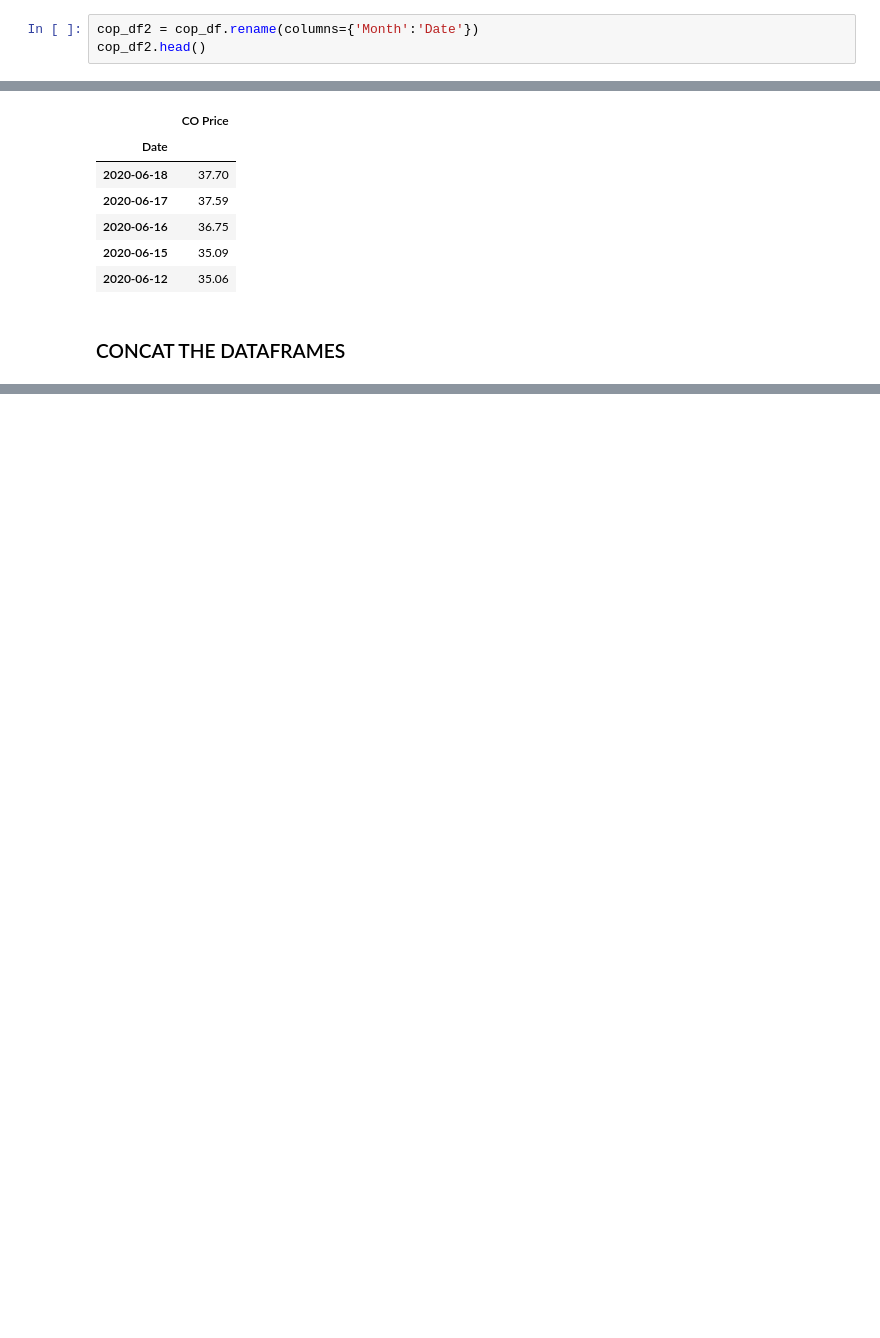
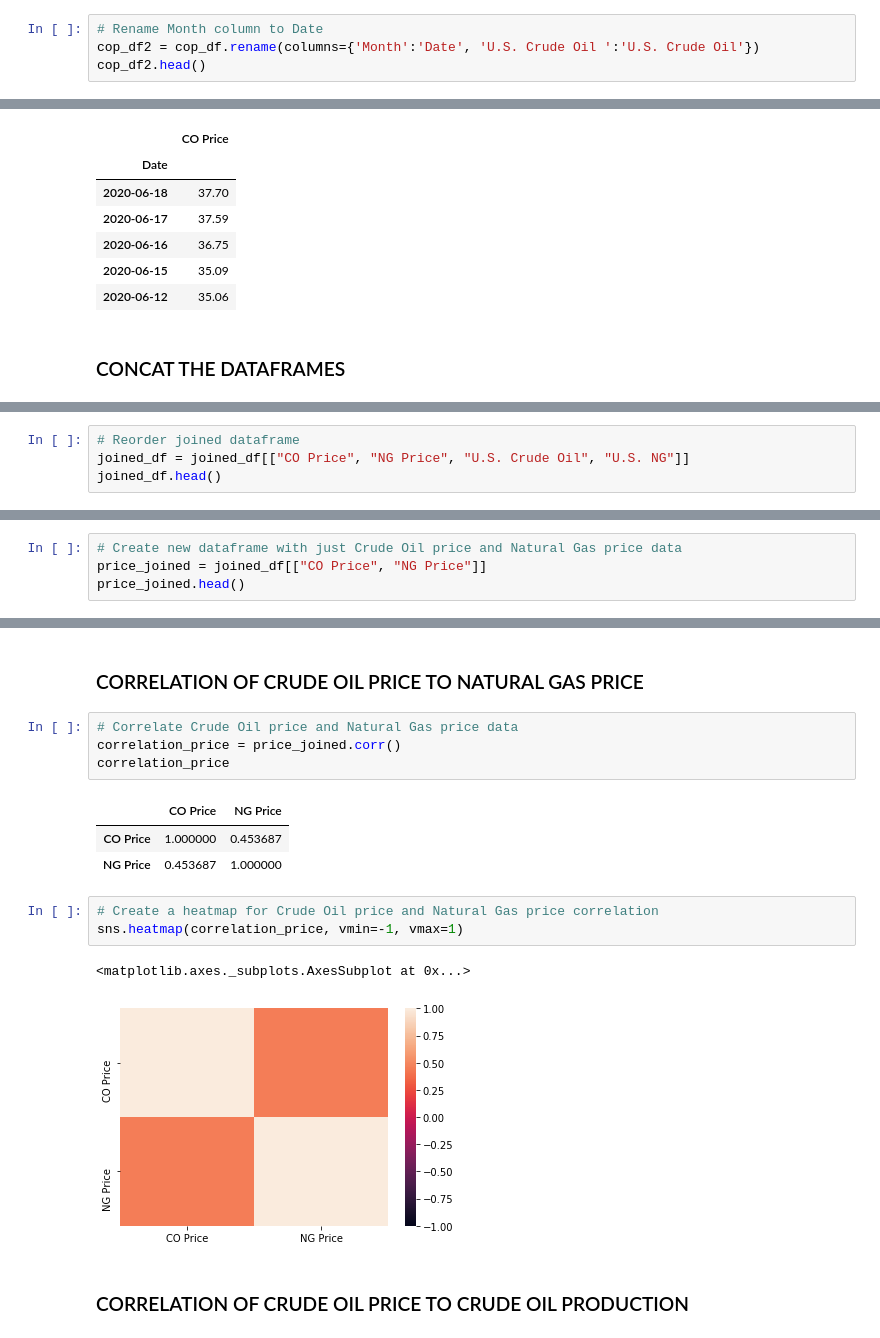
Before and after one commit to KalenAsberry12/project_one, a Jupyter notebook: Data_Jonathan.ipynb, the cells around one changed output, grey strips where cells are left out. Saved outputs shown, nothing was run; the diff lists cells and outputs as text; blank space fills up the shorter version.

Commit message:
Add files via upload
added correlation and heatmap

```diff
--- a/Data_Jonathan.ipynb
+++ b/Data_Jonathan.ipynb
@@ -20,7 +20,8 @@ cop_df.head()
 | 3 | 9/1/2008 | 3974 |
 | 4 | 10/1/2008 | 4738 |
 # %%
-cop_df2 = cop_df.rename(columns={'Month':'Date'})
+# Rename Month column to Date
+cop_df2 = cop_df.rename(columns={'Month':'Date', 'U.S. Crude Oil ':'U.S. Crude Oil'})
 cop_df2.head()
 # %% [output]
 |  | Date | U.S. Crude Oil |
@@ -177,3 +189,7 @@ joined_df.head()
 | 2008-09-01 | 3974 | 63984 | 8.24 | 110.01 |
 | 2008-10-01 | 4738 | 69464 | 7.73 | 89.99 |
 | 2008-12-01 | 5103 | 71840 | 6.60 | 45.26 |
+# %%
+# Reorder joined dataframe
+joined_df = joined_df[["CO Price", "NG Price", "U.S. Crude Oil", "U.S. NG"]]
+joined_df.head()
@@ -179,0 +216,4 @@ joined_df.head()
+# %%
+# Create new dataframe with just Crude Oil price and Natural Gas price data
+price_joined = joined_df[["CO Price", "NG Price"]]
+price_joined.head()
@@ -179,0 +252,18 @@ joined_df.head()
+# %% [markdown]
+### CORRELATION OF CRUDE OIL PRICE TO NATURAL GAS PRICE
+# %%
+# Correlate Crude Oil price and Natural Gas price data
+correlation_price = price_joined.corr()
+correlation_price
+# %% [output]
+|  | CO Price | NG Price |
+| CO Price | 1.000000 | 0.453687 |
+| NG Price | 0.453687 | 1.000000 |
+# %%
+# Create a heatmap for Crude Oil price and Natural Gas price correlation
+sns.heatmap(correlation_price, vmin=-1, vmax=1)
+# %% [output]
+<matplotlib.axes._subplots.AxesSubplot at 0x...>
+[figure, added]
+# %% [markdown]
+### CORRELATION OF CRUDE OIL PRICE TO CRUDE OIL PRODUCTION
```
Also changed, not shown: parts of 27 cells of this notebook.
